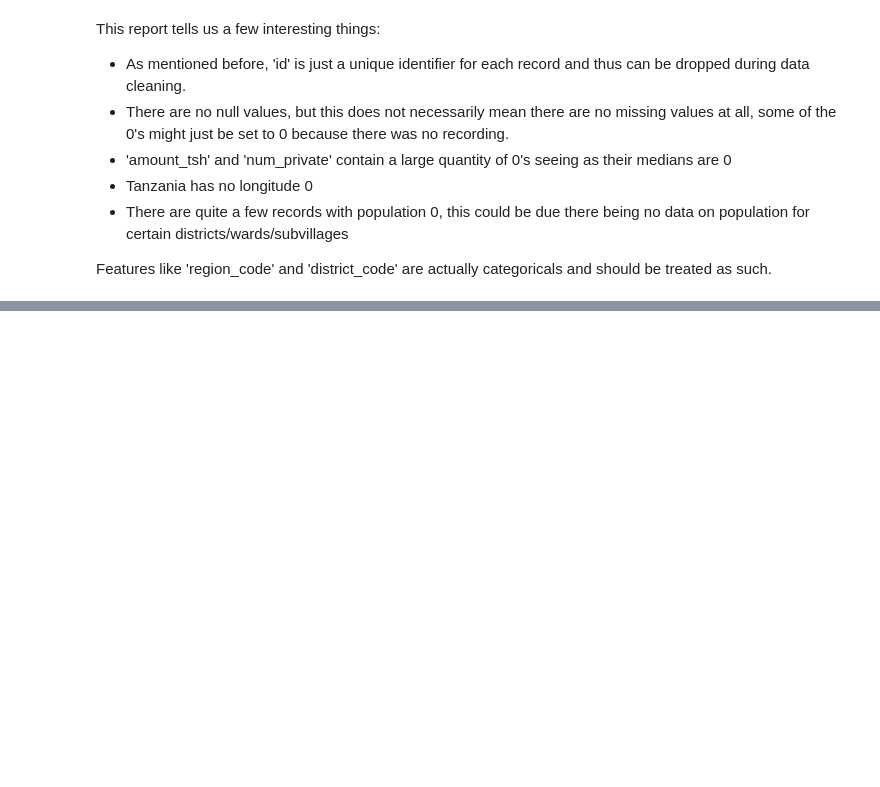
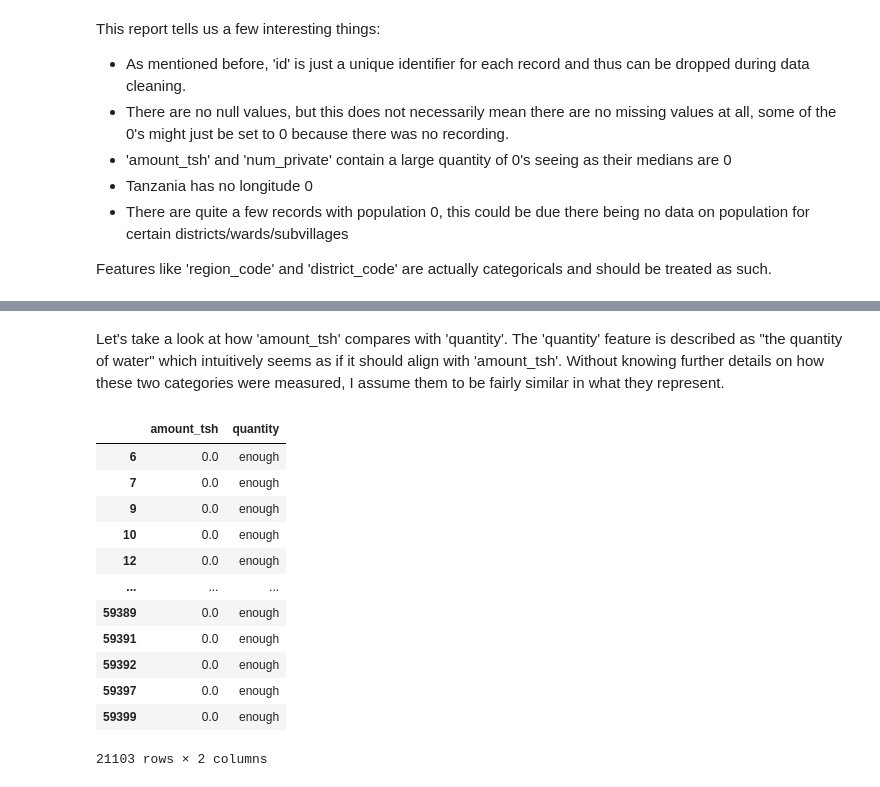
Before and after one commit to williambguo/water-pump-predictive-maintenance, a Jupyter notebook: notebooks/eda.ipynb, the cells around one changed output, grey strips where cells are left out. Cells and saved outputs as stored; diff of their text form; code cells hidden in the pictures; blank space fills up the shorter version.

```diff
--- a/notebooks/dataset_eda.ipynb
+++ b/notebooks/eda.ipynb
@@ -309,0 +429,19 @@ categorical_dqr
+# %% [markdown]
+Let's take a look at how 'amount_tsh' compares with 'quantity'. The 'quantity' feature is described as "the quantity of water" which intuitively seems as if it should align with 'amount_tsh'. Without knowing further details on how these two categories were measured, I assume them to be fairly similar in what they represent.
+# %%
+# Entries that have '0' amount_tsh but 'enough' quantity
+df[['amount_tsh', 'quantity']].loc[(df['amount_tsh'] == 0) & (df['quantity'] == 'enough')]
+# %% [output]
+|  | amount_tsh | quantity |
+| 6 | 0.0 | enough |
+| 7 | 0.0 | enough |
+| 9 | 0.0 | enough |
+| 10 | 0.0 | enough |
+| 12 | 0.0 | enough |
+| ... | ... | ... |
+| 59389 | 0.0 | enough |
+| 59391 | 0.0 | enough |
+| 59392 | 0.0 | enough |
+| 59397 | 0.0 | enough |
+| 59399 | 0.0 | enough |
+21103 rows × 2 columns
```
Also changed, not shown: parts of 21 cells of this notebook, 4 other files.
